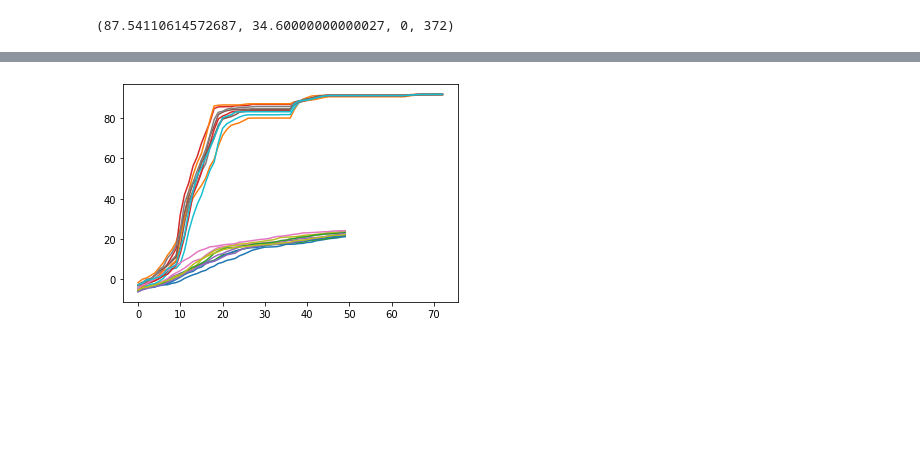
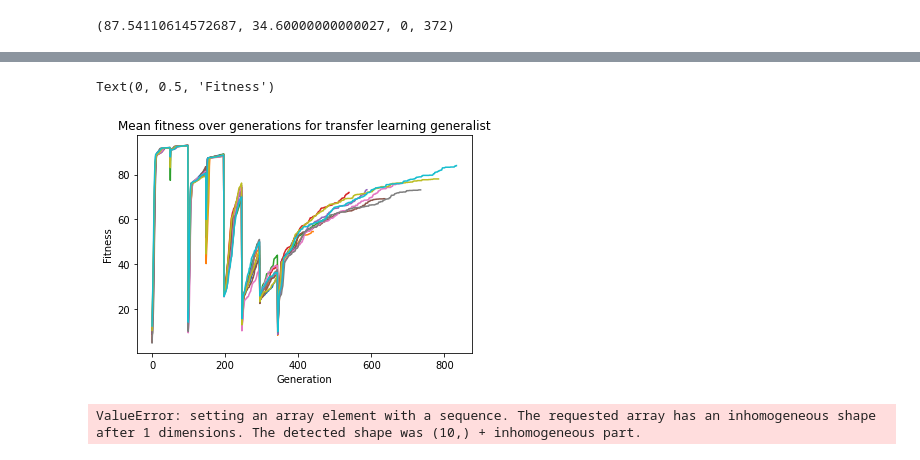
Before and after one commit to laurensjdv/evoman_framework, a Jupyter notebook: exp_generalist.ipynb, the cells around one changed output, grey strips where cells are left out. Saved outputs shown, nothing was run; the diff lists cells and outputs as text; code cells hidden in the pictures; blank space fills up the shorter version.

```diff
--- a/exp_generalist.ipynb
+++ b/exp_generalist.ipynb
@@ -101,5 +117,3 @@ p_means = loaded_data['p_means']
 p_bests = loaded_data['p_bests']
 p_div = loaded_data['p_div']
 p_pops = loaded_data['p_pops']
-# %%
-results_b, pops_b, envs_b = get_results(run_transfer)
@@ -223,0 +188,11 @@ Text(0.5, 1.0, 'individual gain for dynamic and static mutation with enemies 1,2
+# %%
+m = 0
+for i, mean in enumerate(t_means):
+    v = np.max(mean)
+    if v > m:
+        m = v
+        idx = i
+print(idx)
+
+best_t_pop = t_pops[idx]
+best_t_env = t_envs[idx]
@@ -224,12 +201,23 @@ Text(0.5, 1.0, 'individual gain for dynamic and static mutation with enemies 1,2
 # %%
-for i in [1,2,4]:
-    plt.figure()
-    plt.plot(results_d[i]['div'], label='enhanced')
-    plt.plot(results_b[i]['div'], label='base')
-    plt.legend()
-    plt.title('Diversity over generations for enemy ' + str(i))
+# for i in [1,2,4]:
+#     plt.figure()
+#     plt.plot(results_d[i]['div'], label='enhanced')
+#     plt.plot(results_b[i]['div'], label='base')
+#     plt.legend()
+#     plt.title('Diversity over generations for enemy ' + str(i))
 
-    plt.xlabel('Generation')
-    plt.ylabel('Diversity')
+#     plt.xlabel('Generation')
+#     plt.ylabel('Diversity')
 # results_b[i]['div']
+mean_p_div = np.mean(p_div, axis=0)
+mean_t_div = np.mean(t_div, axis=0)
+plt.figure()
+
+plt.plot(mean_p_div, label='parallel')
+plt.plot(mean_t_div, label='transfer')
+plt.legend()
+plt.title('Diversity over generations for all enemies')
+
+plt.xlabel('Generation')
+plt.ylabel('Diversity')
 # %% [output]
@@ -309,7 +306,15 @@ best_env.play(best_pop[0])
 # %%
 plt.figure()
+
 for i in range(10):
-    plt.plot(p_means[i])
     plt.plot(t_means[i])
+plt.title('Mean fitness over generations for transfer learning generalist')
+plt.xlabel('Generation')
+plt.ylabel('Fitness')
 # %% [output]
+Text(0, 0.5, 'Fitness')
-[figure, old version]
+[figure, new version]
+# %%
+shp = np.array(t_means)
+# %% [output]
+ValueError: setting an array element with a sequence. The requested array has an inhomogeneous shape after 1 dimensions. The detected shape was (10,) + inhomogeneous part.
```
Also changed, not shown: parts of 17 cells of this notebook, 2 other files.
